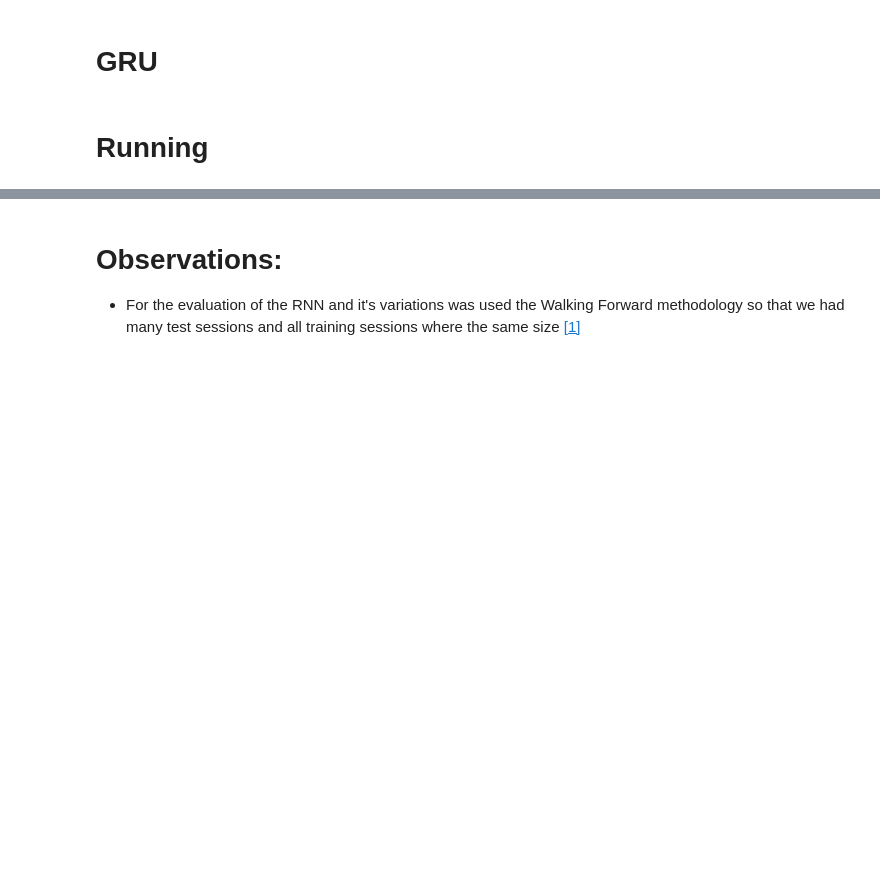
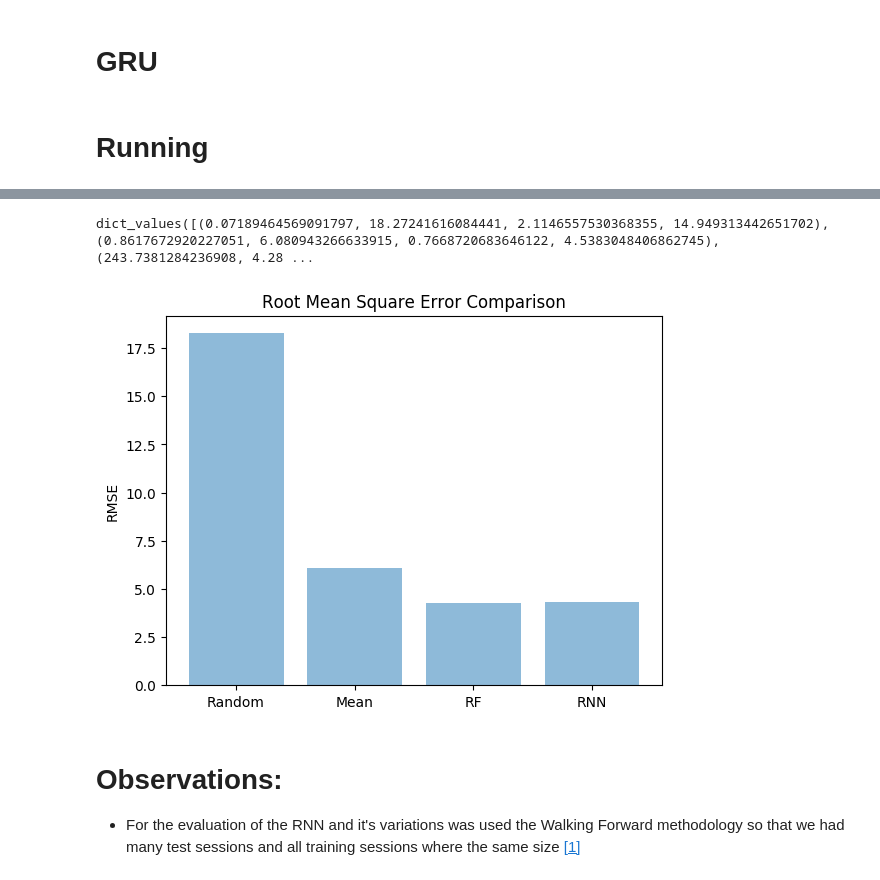
Before and after one commit to claudiosegala/traffic-flow-prediction, a Jupyter notebook: code/tcc.ipynb, the cells around one changed output, grey strips where cells are left out. Drawn from its saved outputs; the diff is of its cells as text; code cells hidden in the pictures; blank space fills up the shorter version.

```diff
--- a/code/tcc.ipynb
+++ b/code/tcc.ipynb
@@ -668,3 +625,6 @@ plot_performance(0, 'Seconds', 'Training Time Comparison')
 # %%
-plot_performance(1, 'RMSE', 'Root Mean Square Error Comparison')
+plot_performance_bar(1, 'RMSE', 'Root Mean Square Error Comparison')
+# %% [output]
+dict_values([(0.07189464569091797, 18.27241616084441, 2.1146557530368355, 14.949313442651702), (0.8617672920227051, 6.080943266633915, 0.7668720683646122, 4.5383048406862745), (243.7381284236908, 4.28 ...
+[figure, added]
 # %%
```
Also changed, not shown: parts of 32 cells of this notebook.
